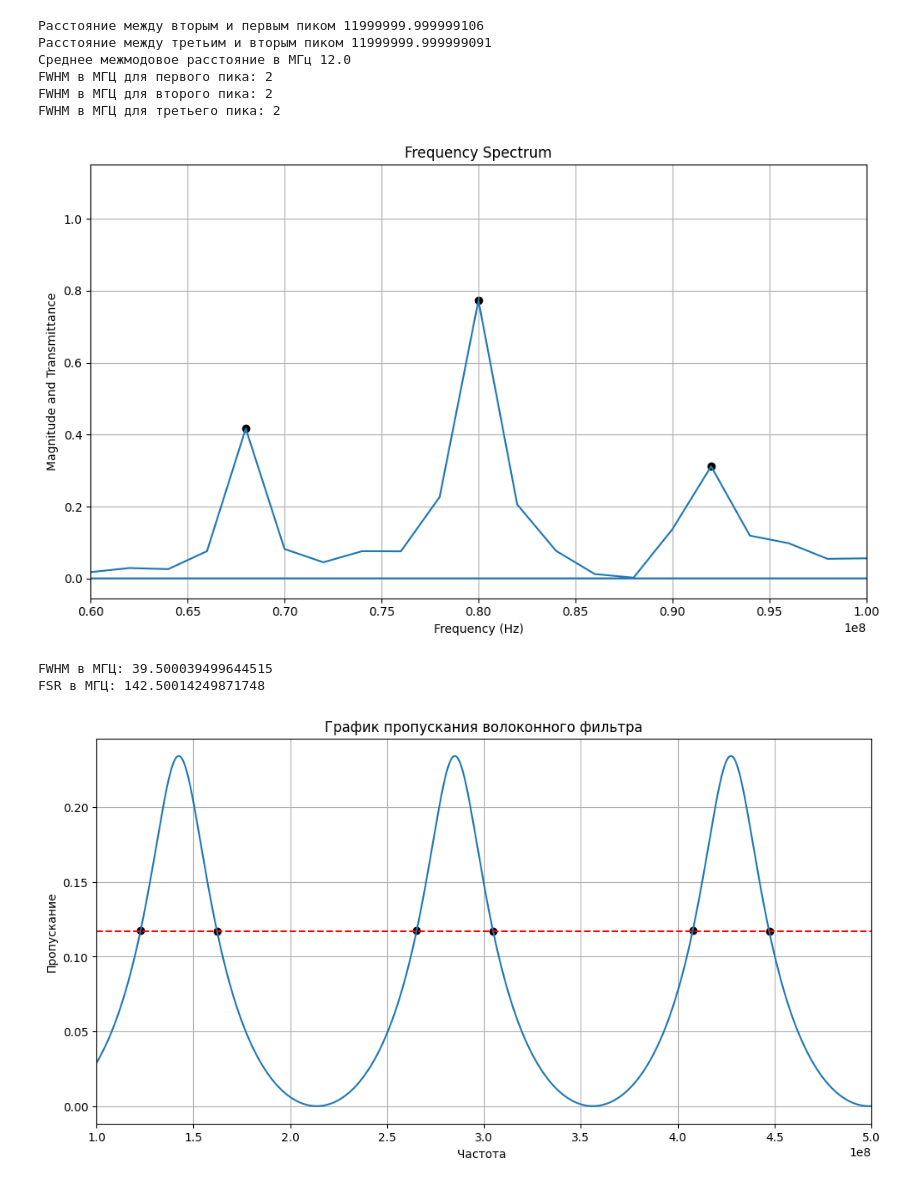
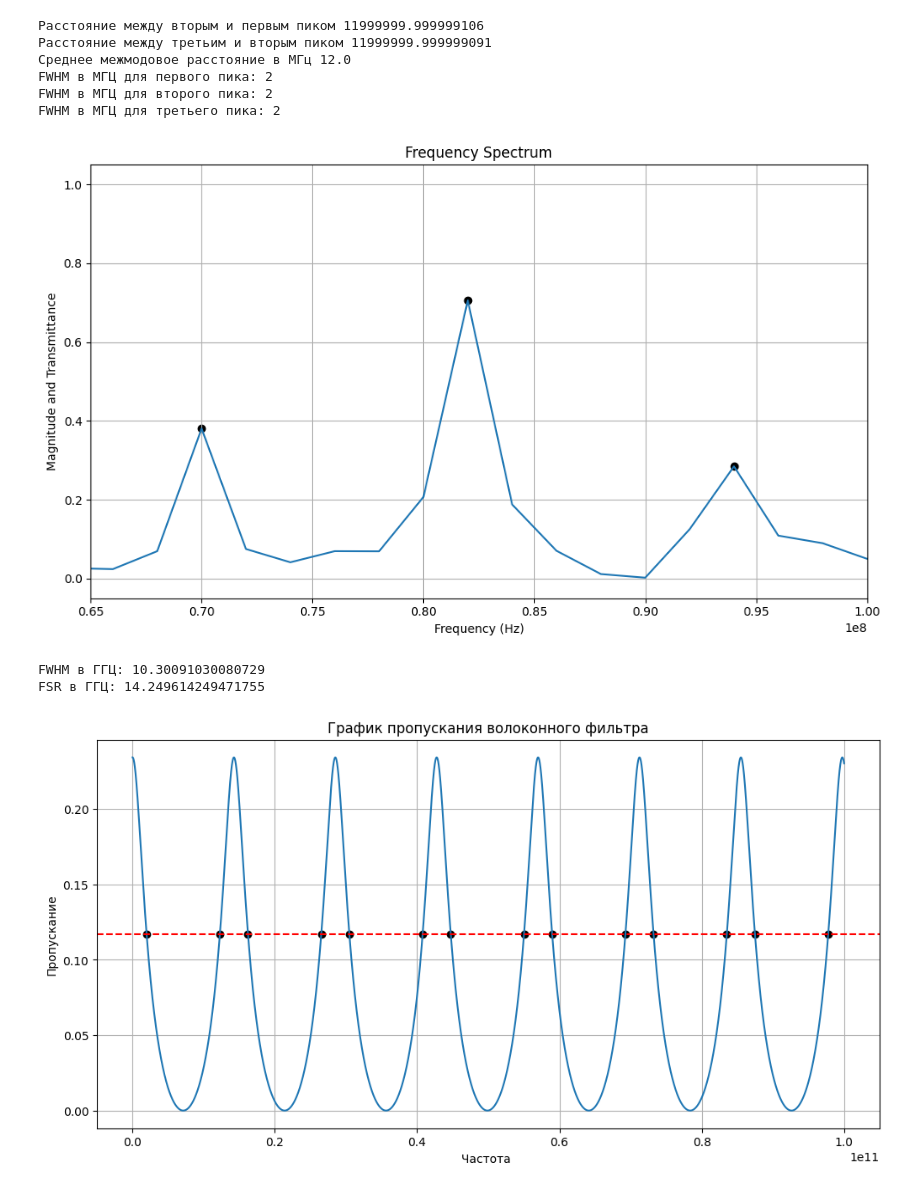
Before and after one commit to Orange-spearow/Finally_praktika, a Jupyter notebook: Волоконный фильтр.ipynb, the cells around one changed output. Saved outputs shown, nothing was run; the diff lists cells and outputs as text; code cells hidden in the pictures.

```diff
--- a/Волоконный фильтр.ipynb
+++ b/Волоконный фильтр.ipynb
@@ -5,17 +5,15 @@ import matplotlib.pyplot as plt
 from scipy.fft import fft, fftfreq
 import pandas as pd
 from scipy.signal import find_peaks
-
 df = pd.read_csv('praktik6.csv')
 spectr1 = np.array(df.iloc[:,0])
 Spectr1 = np.array(df.iloc[:,1])
-
 dt = spectr1[1] - spectr1[0]
-fs = 1/dt
 fft_signal = np.fft.fft(Spectr1)
+fft_signal = fft_signal[:len(fft_signal)//2-1]
 freq = np.fft.fftfreq(len(Spectr1), d = dt)
-#freq = freq[freq>0]
-fft_signal_norm = fft_signal/max(fft_signal)
+freq = freq[freq>0]
+fft_signal_norm = abs(fft_signal)/max(abs(fft_signal))
 
 peaks, _ = find_peaks(abs(fft_signal_norm)) # Поиск индексов всех пиков
 max_peaks = []
@@ -37,7 +35,7 @@ crossings = []
 crossings_2 = []
 crossings_3 = []
 for i in range(len(freq)):
-    if (freq[i] > 0.65e8) and (freq[i] < 0.7e8):
+    if (freq[i] > 0.65e8) and (freq[i] < 0.73e8):
         if (abs(fft_signal_norm[i]) - half_max_amplitude_first_peak) * (abs(fft_signal_norm[i-1]) - half_max_amplitude_first_peak) <= 0:
             crossings.append((freq[i], abs(fft_signal_norm[i])))
     if (freq[i] > 0.75e8) and (freq[i] < 0.85e8):
@@ -50,16 +48,16 @@ for i in range(len(freq)):
         fwhm = abs(crossings[1][0] - crossings[0][0])
         print(f"FWHM в МГЦ для первого пика: {fwhm/1e6:.0f}")
     if i == len(freq)-1:
-        fwhm = abs(crossings[1][0] - crossings[0][0])
+        fwhm = abs(crossings_2[1][0] - crossings_2[0][0])
         print(f"FWHM в МГЦ для второго пика: {fwhm/1e6:.0f}")
     if i == len(freq)-1:
-        fwhm = abs(crossings[1][0] - crossings[0][0])
+        fwhm = abs(crossings_3[1][0] - crossings_3[0][0])
         print(f"FWHM в МГЦ для третьего пика: {fwhm/1e6:.0f}")
 
 plt.figure(figsize = (10,6))
 plt.plot(freq, np.abs(fft_signal_norm))
 plt.scatter( [c[0] for c in max_peaks],[c[1] for c in max_peaks], color='k')  # точки пересечения
-plt.xlim(60e6, 100e6)  # отображение только положительных частот
+plt.xlim(65e6, 100e6)  # отображение только положительных частот
 plt.xlabel('Frequency (Hz)')
 plt.ylabel('Magnitude and Transmittance')
 plt.title('Frequency Spectrum')
@@ -73,7 +71,7 @@ plt.show()
 FWHM в МГЦ для первого пика: 2
 FWHM в МГЦ для второго пика: 2
 FWHM в МГЦ для третьего пика: 2
-[figure, old version]
+[figure, new version]
 # %%
 import math
 import numpy as np
@@ -83,16 +81,6 @@ from scipy.fft import fft, fftfreq
 import pandas as pd
 from scipy.signal import find_peaks
 #%matplotlib qt
-df = pd.read_csv('praktik6.csv')
-spectr1 = np.array(df.iloc[:,0])
-Spectr1 = np.array(df.iloc[:,1])
-
-dt = spectr1[1] - spectr1[0]
-fs = 1/dt
-fft_signal = np.fft.fft(Spectr1)
-freq = np.fft.fftfreq(len(Spectr1), d = dt)
-freq = freq[freq>0]
-fft_signal_norm = fft_signal/max(fft_signal)
 freq = np.linspace(1.0, 10e10, 1000000 )
 
 k1 = 0.38
@@ -103,8 +91,8 @@ S1 = np.sqrt(k1)
 S2 = np.sqrt(k2)
 C1 = np.sqrt(1-k1)
 C2 = np.sqrt(1-k2)
-α = 0.1
-L = 1.442
+α = 10
+L = 0.01442
 γ = np.exp(-α * L)
 T = n*L/c
 
@@ -120,39 +108,39 @@ def T_filter_first(freq):
 
 T_values = np.abs(T_filter_first(freq))
 T_values = T_values - np.min(T_values)
 max_amplitude = np.max(T_values)
 half_max_amplitude = max_amplitude / 2
 # Поиск точек пересечения с половиной максимума
 crossings = []
 for i in range(len(T_values)):
     if (T_values[i] - half_max_amplitude) * (T_values[i-1] - half_max_amplitude) <= 0:
         crossings.append((freq[i], T_values[i]))
     if i == len(T_values)-1:
         fwhm = abs(crossings[3][0] - crossings[2][0])
-        print(f"FWHM в МГЦ: {fwhm/1e6}")
+        print(f"FWHM в ГГЦ: {fwhm/1e9}")
     #else:
         #print("Не найдено двух пересечений с половиной максимума.")
 
 # Поиск пиков
 peaks, _ = find_peaks(T_values)
 # Определение максимального пика
-print('FSR в МГЦ:', (freq[peaks[1]]-freq[peaks[0]])/1e6)
+print('FSR в ГГЦ:', (freq[peaks[1]]-freq[peaks[0]])/1e9)
 #print('FWHM в МГЦ:', 39.500039499644515)
 # Построим график зависимости модуля пропускания от частоты
 plt.figure(figsize=(12, 6))
 plt.plot(freq, T_values)
 plt.axhline(half_max_amplitude, color='r', linestyle='--')  # линия половины максимума
 plt.scatter([c[0] for c in crossings], [c[1] for c in crossings], color='k')  # точки пересечения
-plt.xlim(100e6, 500e6)
+#plt.xlim(100e6, 500e6)
 plt.xlabel('Частота ')
 plt.ylabel('Пропускание')
 plt.title('График пропускания волоконного фильтра')
 plt.grid(True)
 plt.show()
 # %% [output]
-FWHM в МГЦ: 39.500039499644515
-FSR в МГЦ: 142.50014249871748
+FWHM в ГГЦ: 10.30091030080729
+FSR в ГГЦ: 14.249614249471755
-[figure, old version]
+[figure, new version]
 # %%
 import math
 import numpy as np
```
Also changed, not shown: parts of 2 cells of this notebook.
